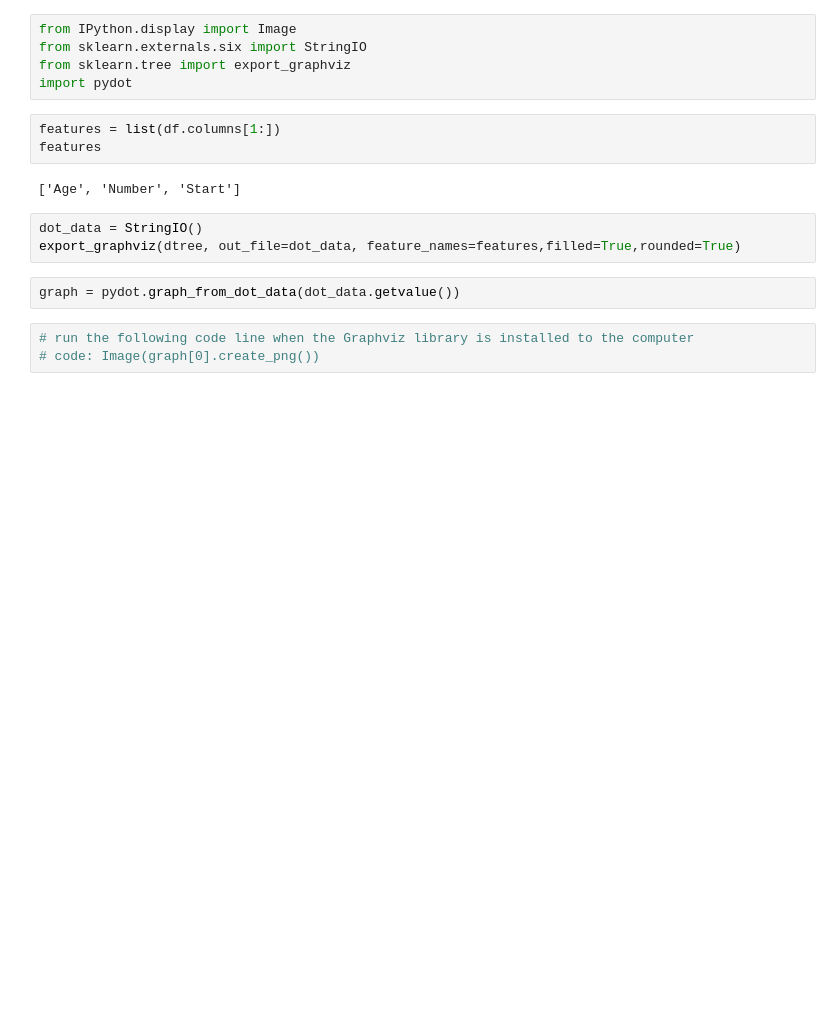
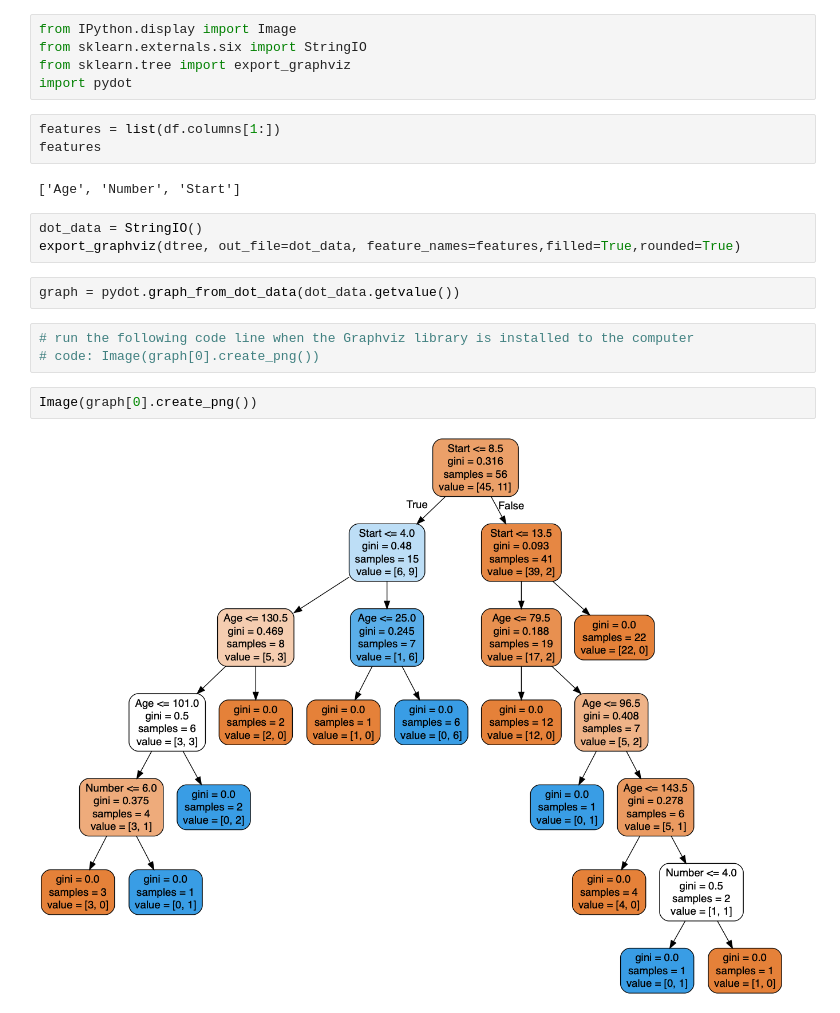
Before and after one commit to tzamalisp/data-science-and-machine-learning-tutorials, a Jupyter notebook: 16-decision-trees-and-random-forests/16a-decision-trees-and-random-forest-kyphosis-dataset.ipynb, the cells around one changed output. Cells and saved outputs as stored; diff of their text form; blank space fills up the shorter version.

Commit message:
Add DT and RF prediction models with Kyphosis dataset with DT graph

```diff
--- a/16-decision-trees-and-random-forests/16a-decision-trees-and-random-forest-kyphosis-dataset.ipynb
+++ b/16-decision-trees-and-random-forests/16a-decision-trees-and-random-forest-kyphosis-dataset.ipynb
@@ -189,3 +189,7 @@ graph = pydot.graph_from_dot_data(dot_data.getvalue())
 # %%
 # run the following code line when the Graphviz library is installed to the computer
 # code: Image(graph[0].create_png())
+# %%
+Image(graph[0].create_png())
+# %% [output]
+[figure, added]
```
Also changed, not shown: parts of 2 cells of this notebook.
